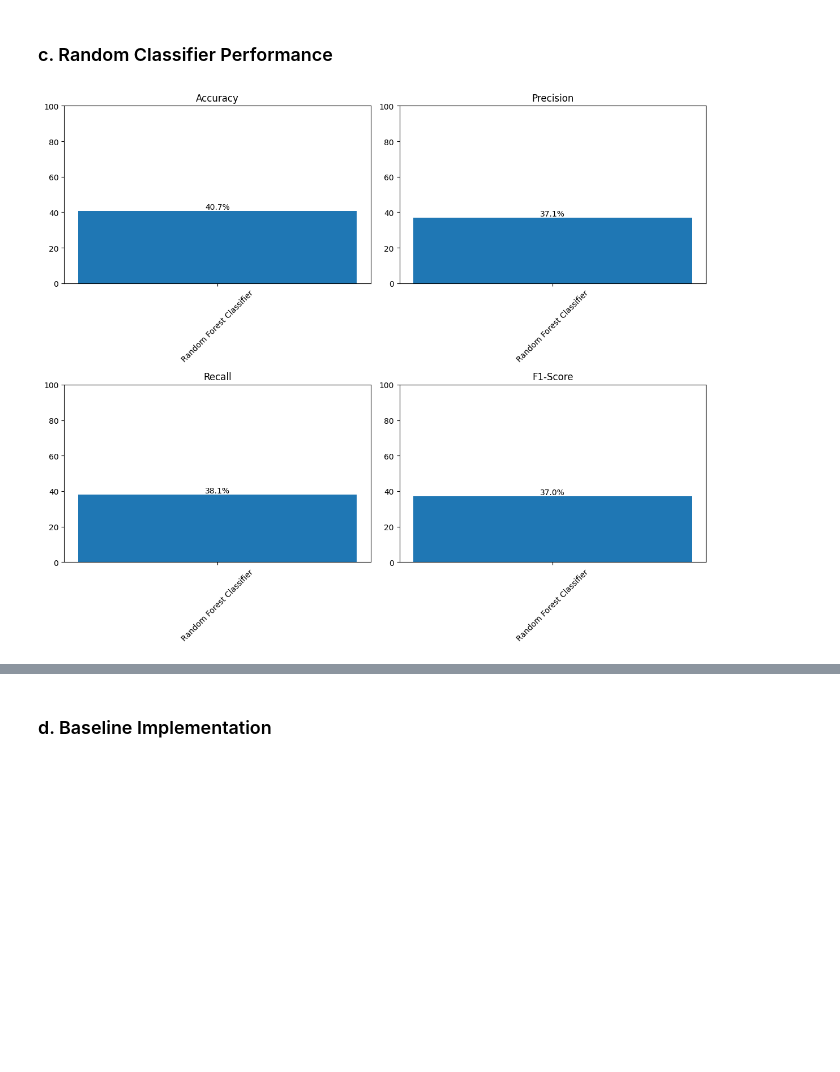
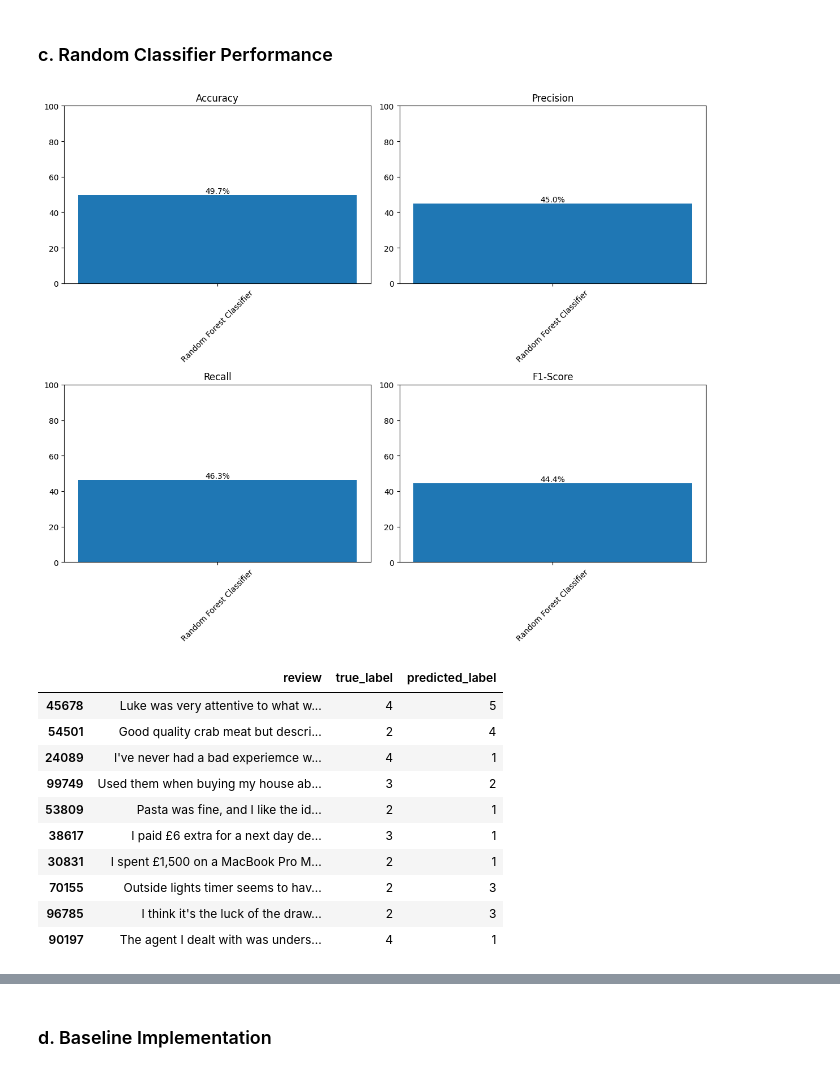
Before and after one commit to majoargote/advanced_nlp_final, a Jupyter notebook: scripts/Part_1.ipynb, the cells around one changed output, grey strips where cells are left out. Drawn from its saved outputs; the diff is of its cells as text; code cells hidden in the pictures; blank space fills up the shorter version.

```diff
--- a/scripts/Part_1.ipynb
+++ b/scripts/Part_1.ipynb
@@ -98,7 +98,7 @@ X_train, X_test, y_train, y_test = train_test_split(df["review"], df["stars"], t
 
 # vectorize text data using TF-IDF - we want to do this because we can't use the raw text and we know that in reviews, specific words are likely to be important for sentiment and classification
 
-vectorizer = TfidfVectorizer(stop_words="english", max_features=80) #we pick max feature 80 because that is the 75th percentile of words learned from EDA (per review)
+vectorizer = TfidfVectorizer(stop_words="english", max_features=1000) #pick the 1000 most common words
 
 X_train_tfidf = vectorizer.fit_transform(X_train)
 X_test_tfidf = vectorizer.transform(X_test)
@@ -116,4 +116,22 @@ metrics_rf_clf = Metrics()
 metrics_rf_clf.run(y_test, y_pred, "Random Forest Classifier")
 metrics_rf_clf.plot()
 # %% [output]
-[figure, old version]
+[figure, new version]
+# %%
+# explore the missed classifications, showing the review text, the true label, and the predicted label for each missed classification
+missed_classifications = X_test[y_test != y_pred].to_frame()
+missed_classifications["true_label"] = y_test[y_test != y_pred]
+missed_classifications["predicted_label"] = y_pred[y_test != y_pred]
+missed_classifications.head(10)
+# %% [output]
+|  | review | true_label | predicted_label |
+| 45678 | Luke was very attentive to what w... | 4 | 5 |
+| 54501 | Good quality crab meat but descri... | 2 | 4 |
+| 24089 | I've never had a bad experiemce w... | 4 | 1 |
+| 99749 | Used them when buying my house ab... | 3 | 2 |
+| 53809 | Pasta was fine, and I like the id... | 2 | 1 |
+| 38617 | I paid £6 extra for a next day de... | 3 | 1 |
+| 30831 | I spent £1,500 on a MacBook Pro M... | 2 | 1 |
+| 70155 | Outside lights timer seems to hav... | 2 | 3 |
+| 96785 | I think it's the luck of the draw... | 2 | 3 |
+| 90197 | The agent I dealt with was unders... | 4 | 1 |
```
Also changed, not shown: parts of 1 cell of this notebook.
